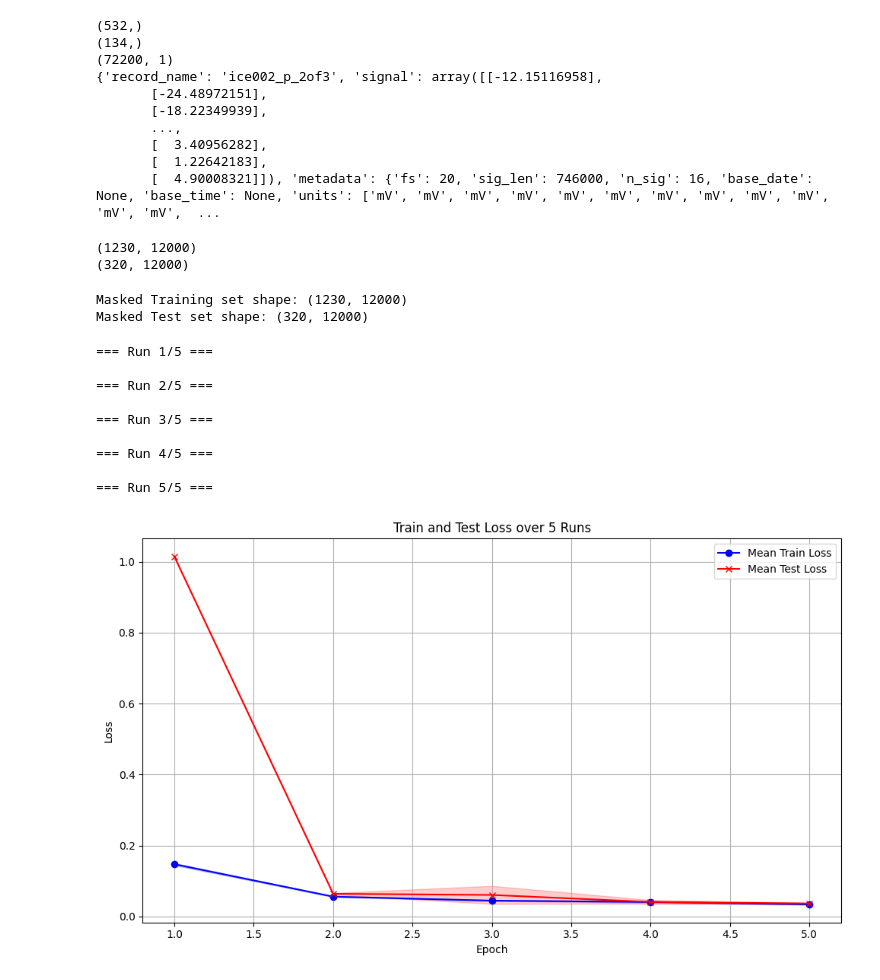
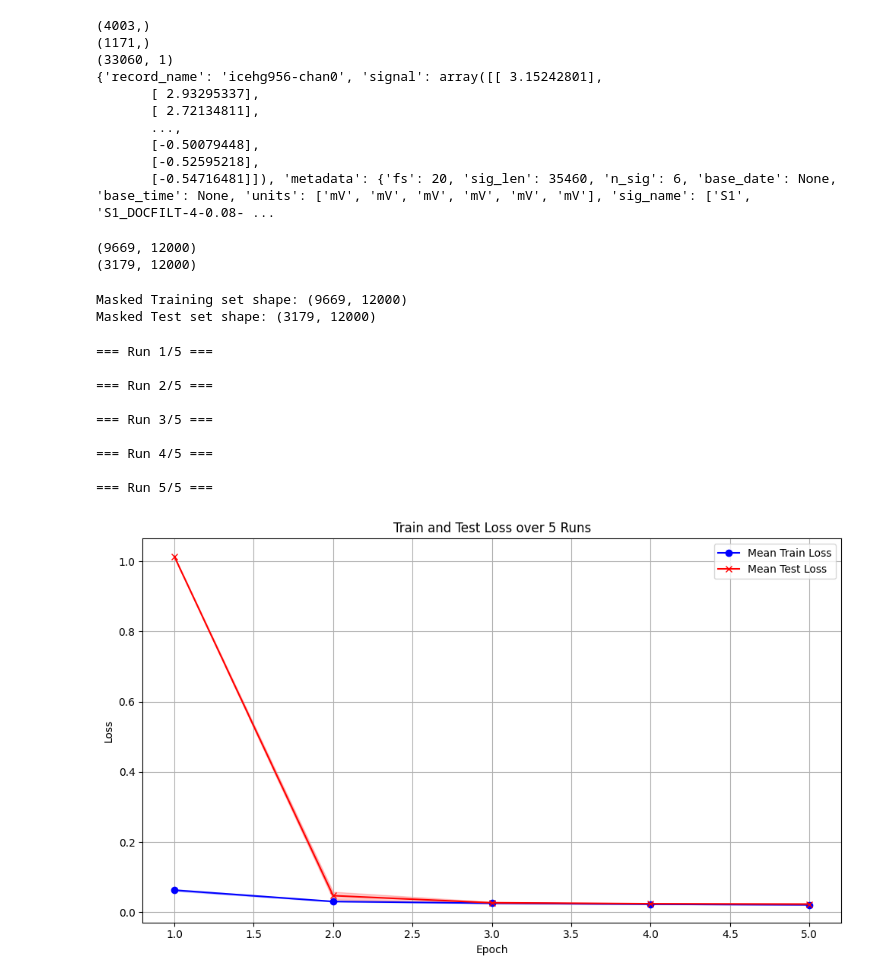
Before and after one commit to noorwertheim/Master-Thesis, a Jupyter notebook: notebooks/FCMAE_multiple_init.ipynb, the cells around one changed output. Drawn from its saved outputs; the diff is of its cells as text; code cells hidden in the pictures.

```diff
--- a/notebooks/FCMAE_multiple_init.ipynb
+++ b/notebooks/FCMAE_multiple_init.ipynb
@@ -25,12 +24,12 @@ num_epochs = 5
 num_blocks = 5
 kernel_size = 9
 base_dim = 128
-learning_rate = 5.493606514151052e-05
+learning_rate = 3.57844559759971e-05
 batch_size = 16
 # %%
-train_file = os.path.join(univariate_data_path, 'merged_univariate_train.npy')
+train_file = os.path.join(univariate_data_path, 'merged_univariate_no_PCA_train.npy')
 train_data = np.load(train_file, allow_pickle=True)
-test_file = os.path.join(univariate_data_path, 'merged_univariate_test.npy')
+test_file = os.path.join(univariate_data_path, 'merged_univariate_no_PCA_test.npy')
 test_data = np.load(test_file, allow_pickle=True)
 print(train_data.shape)
 print(test_data.shape)
@@ -38,16 +37,16 @@ print(test_data.shape)
 print(train_data[0]['signal'].shape)
 print(train_data[0])
 # %% [output]
-(532,)
-(134,)
-(72200, 1)
-{'record_name': 'ice002_p_2of3', 'signal': array([[-12.15116958],
-       [-24.48972151],
-       [-18.22349939],
+(4003,)
+(1171,)
+(33060, 1)
+{'record_name': 'icehg956-chan0', 'signal': array([[ 3.15242801],
+       [ 2.93295337],
+       [ 2.72134811],
        ...,
-       [  3.40956282],
-       [  1.22642183],
-       [  4.90008321]]), 'metadata': {'fs': 20, 'sig_len': 746000, 'n_sig': 16, 'base_date': None, 'base_time': None, 'units': ['mV', 'mV', 'mV', 'mV', 'mV', 'mV', 'mV', 'mV', 'mV', 'mV', 'mV', 'mV',  ...
+       [-0.50079448],
+       [-0.52595218],
+       [-0.54716481]]), 'metadata': {'fs': 20, 'sig_len': 35460, 'n_sig': 6, 'base_date': None, 'base_time': None, 'units': ['mV', 'mV', 'mV', 'mV', 'mV', 'mV'], 'sig_name': ['S1', 'S1_DOCFILT-4-0.08- ...
 # %%
 import numpy as np
 import pandas as pd
@@ -87,10 +86,10 @@ X_test = create_time_windows(test_data)
 print(X_train.shape)
 print(X_test.shape)
 # %% [output]
-(1230, 12000)
-(320, 12000)
+(9669, 12000)
+(3179, 12000)
 # %%
-def mask_data(x, mask_ratio=0.5, patch_size=8):
+def mask_data(x, mask_ratio=0.75, patch_size=8):
     """
     Apply patch-based masking to a batch of univariate time series.
 
@@ -125,8 +124,8 @@ masked_X_test = mask_data(X_test, mask_ratio)
 print(f"Masked Training set shape: {masked_X_train.shape}")
 print(f"Masked Test set shape: {masked_X_test.shape}")
 # %% [output]
-Masked Training set shape: (1230, 12000)
-Masked Test set shape: (320, 12000)
+Masked Training set shape: (9669, 12000)
+Masked Test set shape: (3179, 12000)
 # %%
 import torch
 from torch.utils.data import DataLoader, TensorDataset
@@ -264,33 +263,33 @@ plt.grid(True)
 plt.tight_layout()
 plt.show()
 
 # --- Print summary ---
 print("\nFinal Test Loss per run:")
 for i, loss in enumerate(final_test_losses):
     print(f"Run {i+1}: Final Test Loss = {loss:.4f}")
 
 print(f"\nAverage Final Test Loss: {np.mean(final_test_losses):.4f}")
 print(f"Std of Final Test Loss: {np.std(final_test_losses):.4f}")
 
 # --- Saving the best model ---
 best_run_idx = np.argmin(final_test_losses)  # Run with lowest final test loss
 best_model = models[best_run_idx]
 
 # Save only the encoder part
-encoder_path = os.path.join(models_path, 'FCMAE_best_multiple_encoder_gpu.pth')
+encoder_path = os.path.join(models_path, 'FCMAE_encoder_no_PCA_gpu.pth')
 torch.save(best_model.state_dict(), encoder_path)
 
 print(f"\nBest model was from Run {best_run_idx+1} with Final Test Loss = {final_test_losses[best_run_idx]:.4f}")
 print(f"Model encoder saved to {encoder_path}")
 # %% [output]
 === Run 1/5 ===
 
 === Run 2/5 ===
 
 === Run 3/5 ===
 
 === Run 4/5 ===
 
 === Run 5/5 ===
-[figure, old version]
+[figure, new version]
 Final Test Loss per run:
```
Also changed, not shown: parts of 2 cells of this notebook, 7 other files.
